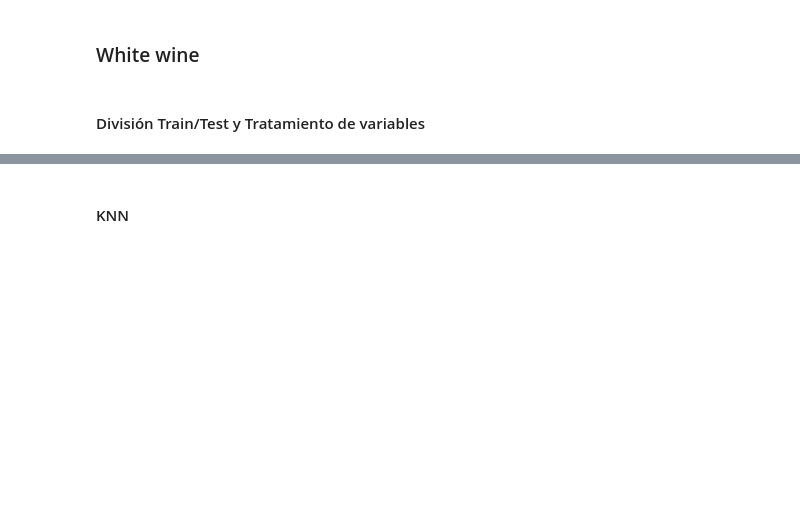
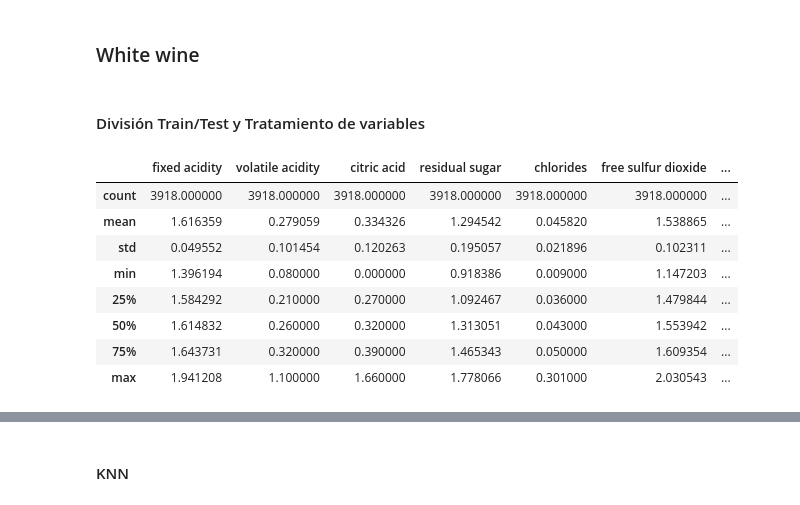
Before and after one commit to AntGV/ONLINE_DS_THEBRIDGE_WorkSpace, a Jupyter notebook: Sprint_12/Unidad_02/Practica_Obligatoria/18_Practica_Obligatoria_Repaso_Aprendizaje_Supervisado.ipynb, the cells around one changed output, grey strips where cells are left out. Cells and saved outputs as stored; diff of their text form; code cells hidden in the pictures; blank space fills up the shorter version.

```diff
--- a/Sprint_12/Unidad_02/Practica_Obligatoria/18_Practica_Obligatoria_Repaso_Aprendizaje_Supervisado.ipynb
+++ b/Sprint_12/Unidad_02/Practica_Obligatoria/18_Practica_Obligatoria_Repaso_Aprendizaje_Supervisado.ipynb
@@ -154,2 +169,38 @@ train_set_BackUp = train_set.copy()
+# %%
+# Transformo con una raiz cuadrada
+col_1r2 = ['fixed acidity','residual sugar','free sulfur dioxide','total sulfur dioxide','pH','alcohol']
+for col in col_1r2:
+    train_set[col] = np.sqrt(train_set[col])
+    test_set[col] = np.sqrt(test_set[col])
+
+# Transformo con una segunda raiz cuadrada
+col_2r2 = ['fixed acidity','free sulfur dioxide','total sulfur dioxide','alcohol']
+for col in col_2r2:
+    train_set[col] = np.sqrt(train_set[col])
+    test_set[col] = np.sqrt(test_set[col])
+
+# Transformo con una tercera raiz cuadrada
+col_3r2 = ['free sulfur dioxide','total sulfur dioxide']
+for col in col_3r2:
+    train_set[col] = np.sqrt(train_set[col])
+    test_set[col] = np.sqrt(test_set[col])
+
+# Transformo con una segunda raiz cúbica
+col_2r3 = ['residual sugar']
+for col in col_2r3:
+    train_set[col] = np.cbrt(train_set[col])
+    test_set[col] = np.cbrt(test_set[col])
+# %%
+train_set.describe()
+# %% [output]
+|  | fixed acidity | volatile acidity | citric acid | residual sugar | chlorides | free sulfur dioxide | ... |
+| count | 3918.000000 | 3918.000000 | 3918.000000 | 3918.000000 | 3918.000000 | 3918.000000 | ... |
+| mean | 1.616359 | 0.279059 | 0.334326 | 1.294542 | 0.045820 | 1.538865 | ... |
+| std | 0.049552 | 0.101454 | 0.120263 | 0.195057 | 0.021896 | 0.102311 | ... |
+| min | 1.396194 | 0.080000 | 0.000000 | 0.918386 | 0.009000 | 1.147203 | ... |
+| 25% | 1.584292 | 0.210000 | 0.270000 | 1.092467 | 0.036000 | 1.479844 | ... |
+| 50% | 1.614832 | 0.260000 | 0.320000 | 1.313051 | 0.043000 | 1.553942 | ... |
+| 75% | 1.643731 | 0.320000 | 0.390000 | 1.465343 | 0.050000 | 1.609354 | ... |
+| max | 1.941208 | 1.100000 | 1.660000 | 1.778066 | 0.301000 | 2.030543 | ... |
 # %%
 # Selecciono las columnas a tratar
```
Also changed, not shown: parts of 49 cells of this notebook.
